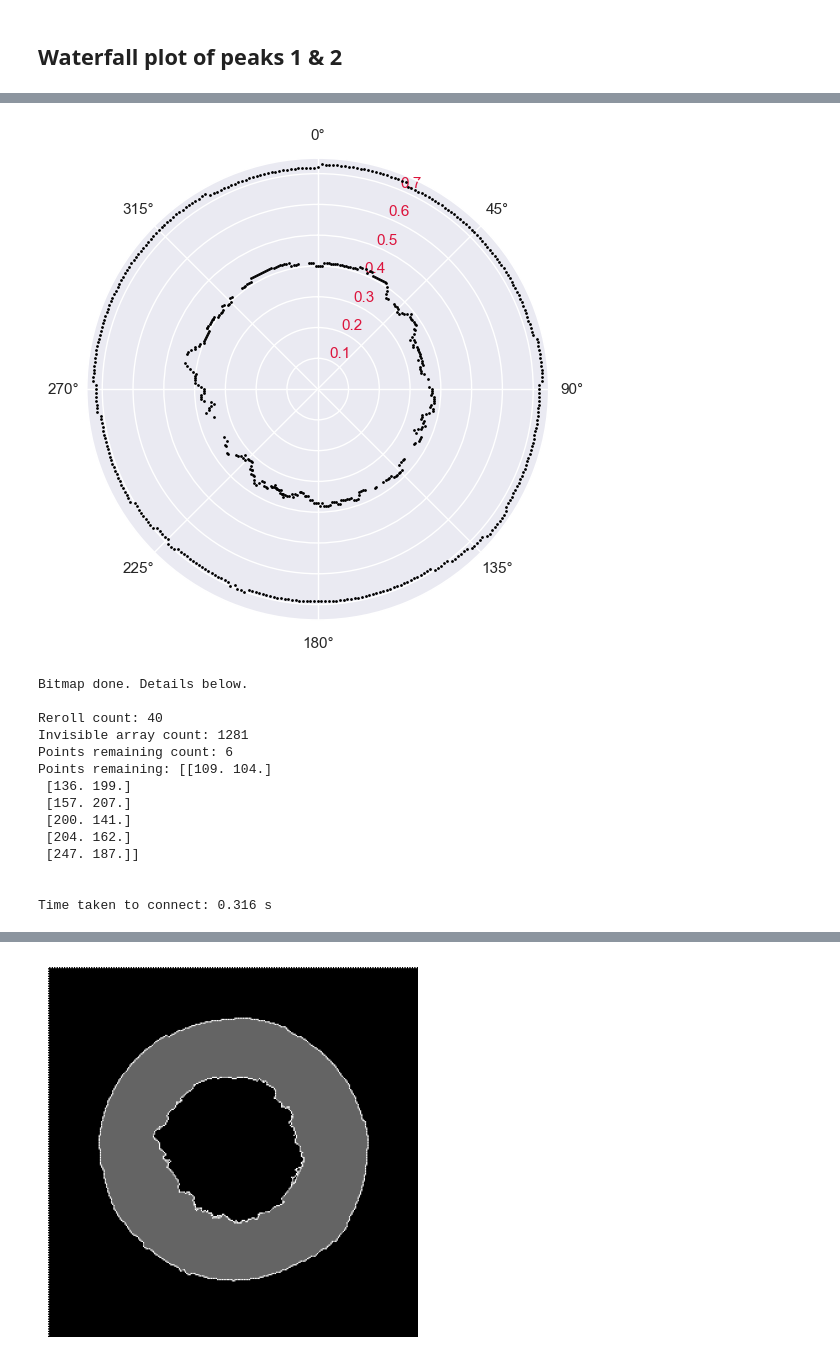
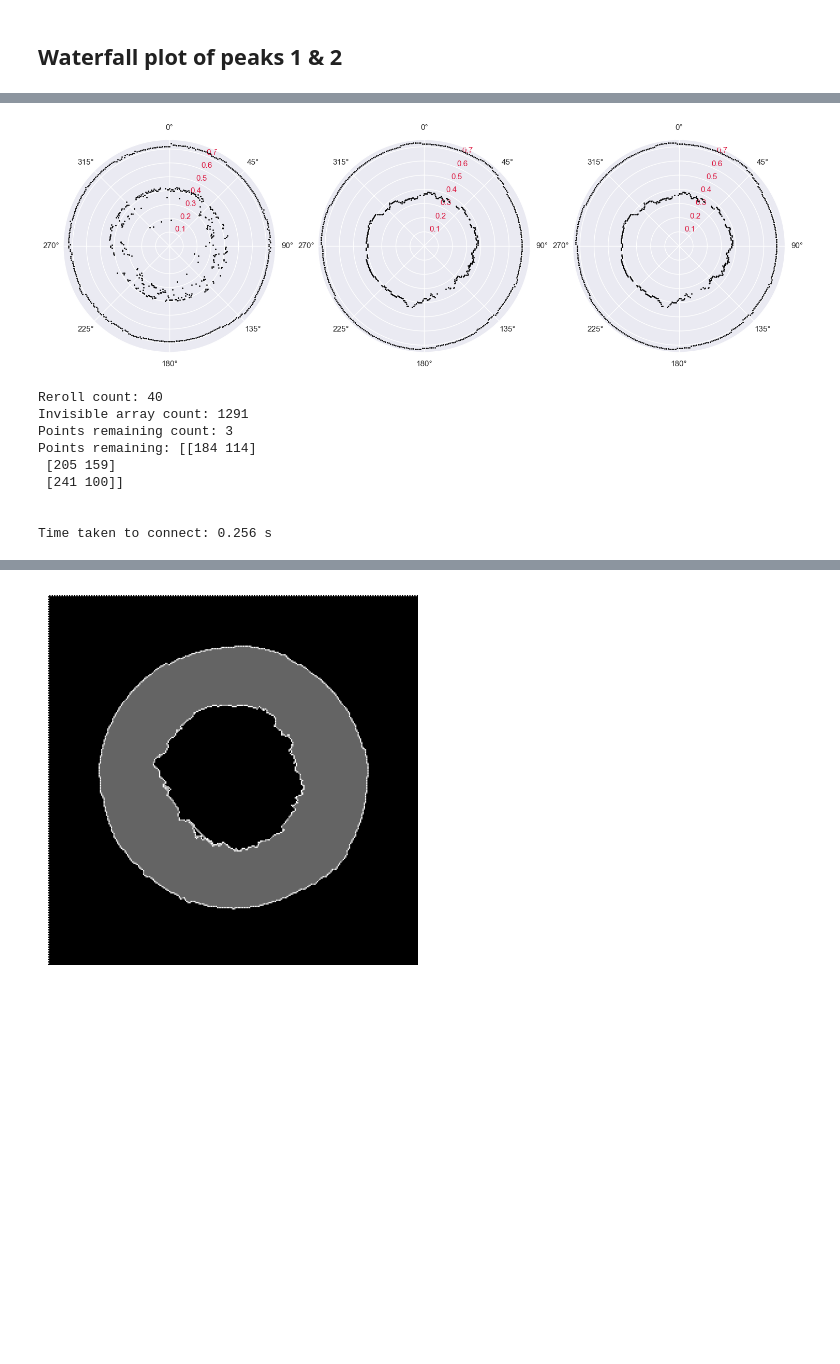
Before and after one commit to KRAN4E/Specta_Eval.PCOCT-ENKI, a Jupyter notebook: plot_spectra.ipynb, the cells around one changed output, grey strips where cells are left out. Drawn from its saved outputs; the diff is of its cells as text; code cells hidden in the pictures; blank space fills up the shorter version.

```diff
--- a/plot_spectra.ipynb
+++ b/plot_spectra.ipynb
@@ -42,17 +42,17 @@ csv_path = glob(datapath + '/*.csv')    #grab ALL data files
 csv_path.sort()
 
 #raw spectra file
-raw_path = pd.read_csv(adjusterspath + '/raw_spectra.csv', names=['Column1', 'Column2'])
-x_raw_spectra = raw_path['Column1'][:]
-y_raw_spectra = raw_path['Column2'][:]
+raw_adjuster_path = pd.read_csv(adjusterspath + '/raw_spectra.csv', names=['Column1', 'Column2'])
+x_raw_spectra = raw_adjuster_path['Column1'][:]
+y_raw_spectra = raw_adjuster_path['Column2'][:]
 raw_spectra_max = max(y_raw_spectra)
 raw_spectra_adj = [val / raw_spectra_max for val in y_raw_spectra]
 raw_spectra_adj[:] = [1/val for val in raw_spectra_adj]
 
 #dark spectra file
-dark_path = pd.read_csv(adjusterspath + '/dark_spectra.csv', names=['Column1', 'Column2'])
-x_dark_spectra = dark_path['Column1'][:]
-y_dark_spectra = dark_path['Column2'][:]
+dark_adjuster_path = pd.read_csv(adjusterspath + '/dark_spectra.csv', names=['Column1', 'Column2'])
+x_dark_spectra = dark_adjuster_path['Column1'][:]
+y_dark_spectra = dark_adjuster_path['Column2'][:]
 dark_spectra_max = max(y_dark_spectra)
 dark_spectra_adj = [val / dark_spectra_max for val in y_dark_spectra]
 dark_spectra_adj[:] = [1/val for val in dark_spectra_adj]
@@ -336,14 +332,31 @@ fig.set_size_inches(18,6)
-# %%
-ax = plt.subplot(111, projection='polar')
-ax.plot(peak_rads_1D_12_moving_average, peak_xpos_1D_12_moving_average, linestyle = 'None',
-         color='black', marker='.', markersize='2', markerfacecolor='black')
-ax.set_theta_zero_location('N')
-ax.set_theta_direction(-1) # clockwise
-ax.grid(True)
-ax.tick_params(axis='y', colors='crimson')
-ax.figure.set_size_inches(6,6)
-# %% [output]
-[figure, removed]
+# %%
+fig, ax = plt.subplots(1, 3, subplot_kw=dict(projection='polar'))
+
+ax[0].plot(peak_rads_1D_12, peak_xpos_1D_12, linestyle = 'None',
+         color='black', marker='.', markersize='2', markerfacecolor='black')
+ax[0].set_theta_zero_location('N')
+ax[0].set_theta_direction(-1) # clockwise
+ax[0].grid(True)
+ax[0].tick_params(axis='y', colors='crimson')
+
+ax[1].plot(peak_rads_1D_12_moving_average, peak_xpos_1D_12_moving_average, linestyle = 'None',
+         color='black', marker='.', markersize='2', markerfacecolor='black')
+ax[1].set_theta_zero_location('N')
+ax[1].set_theta_direction(-1) # clockwise
+ax[1].grid(True)
+ax[1].tick_params(axis='y', colors='crimson')
+
+ax[2].plot(peak_rads_1D_12_moving_average, peak_xpos_1D_12_moving_average, linestyle = 'None',
+         color='black', marker='.', markersize='2', markerfacecolor='black')
+ax[2].set_theta_zero_location('N')
+ax[2].set_theta_direction(-1) # clockwise
+ax[2].grid(True)
+ax[2].tick_params(axis='y', colors='crimson')
+
+
+fig.set_size_inches(18,6)
+# %% [output]
+[figure, added]
 # %%
 bm_x_12 = []
 bm_y_12 = []
@@ -505,9 +518,9 @@ while len(points_dec) > 0 and reroll_counter < reroll_lim:
 
 invisible_array = np.vstack(invisible_array) #makes homogenous
 invisible_array = np.array(invisible_array) #makes np array
-invisible_array = np.unique(invisible_array, axis=0) #removes repeats
+invisible_array = np.unique(invisible_array, axis=0) #removes copies
 
-print('\nBitmap done. Details below.\n\nReroll count:', reroll_counter,
+print('Reroll count:', reroll_counter,
        '\nInvisible array count:',len(invisible_array),
        '\nPoints remaining count:', len(points_dec), '\nPoints remaining:', points_dec,'\n')
 end1 = time.time()
@@ -515,20 +528,15 @@ connect_time = end1 - start1
 connect_time = str(round(connect_time, 3))
 print('\nTime taken to connect:', connect_time, 's')
 # %% [output]
-Bitmap done. Details below.
-
 Reroll count: 40
-Invisible array count: 1281
-Points remaining count: 6
-Points remaining: [[109. 104.]
- [136. 199.]
- [157. 207.]
- [200. 141.]
- [204. 162.]
- [247. 187.]]
+Invisible array count: 1291
+Points remaining count: 3
+Points remaining: [[184 114]
+ [205 159]
+ [241 100]]
 
 
-Time taken to connect: 0.316 s
+Time taken to connect: 0.256 s
 # %%
 #FILL SECTION
 bitmap_centre = int(bitmap_scale/2)
```
Also changed, not shown: parts of 6 cells of this notebook.
